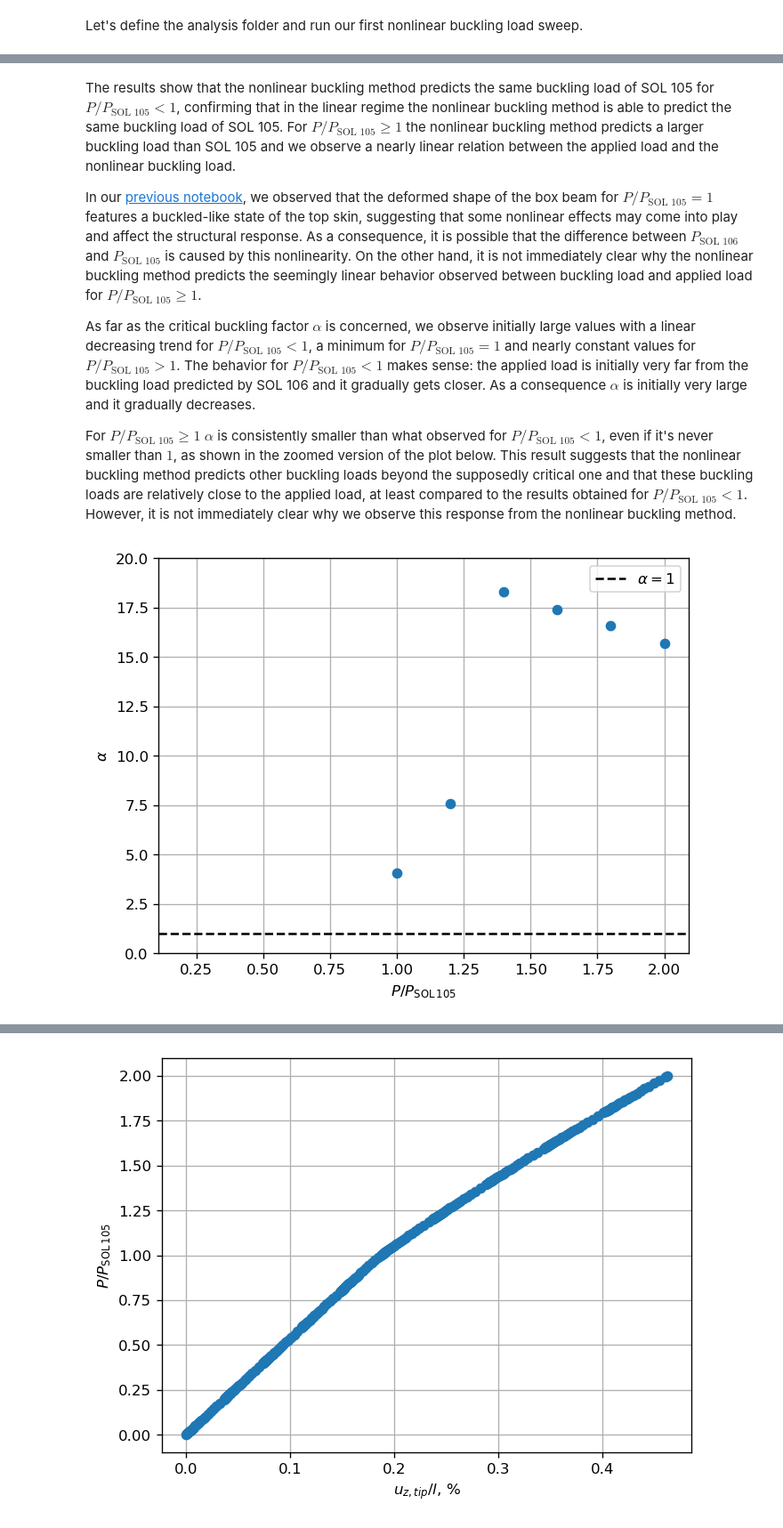
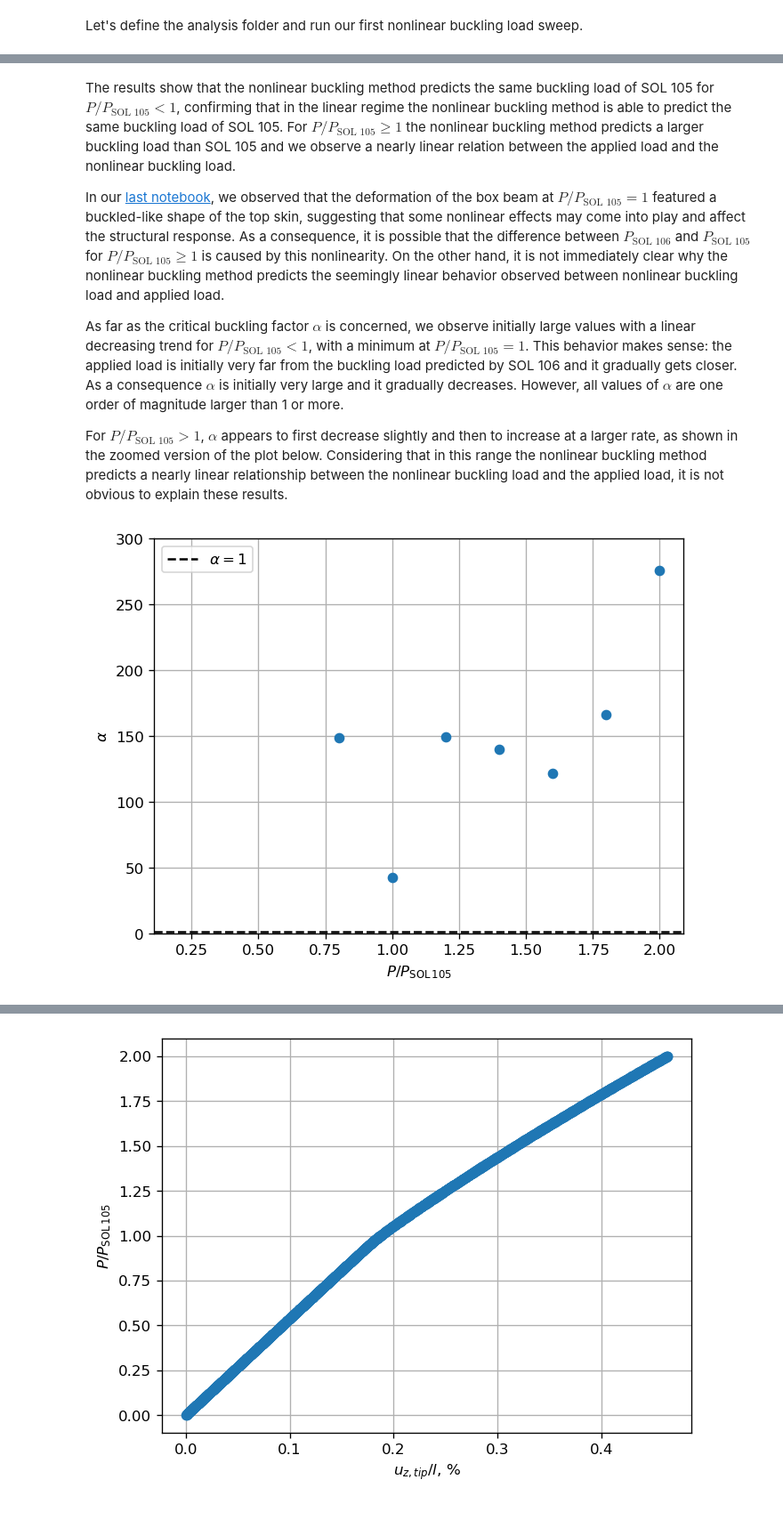
Before and after one commit to fmamitrotta/nonlinear-structural-stability-notebooks, a Jupyter notebook: notebooks/06_Verification_of_SOL_106_Nonlinear_Buckling_Method.ipynb, the cells around one changed output, grey strips where cells are left out. Shown at 89% size. Drawn from its saved outputs; the diff is of its cells as text; code cells hidden in the pictures.

```diff
--- a/notebooks/06_Verification_of_SOL_106_Nonlinear_Buckling_Method.ipynb
+++ b/notebooks/06_Verification_of_SOL_106_Nonlinear_Buckling_Method.ipynb
@@ -116,20 +117,21 @@ In order to execute this sweep, we define the function `run_nonlinear_buckling_m
 from resources import pynastran_utils
 from pyNastran.op2.op2 import read_op2
 
-# Function to set up the nonlinear analysis with the nonlinear buckling methods for increasing applied loads
+# Function to set up and run the nonlinear analysis with the nonlinear buckling methods for a sequence of applied loads
 def run_nonlinear_buckling_method_sweep(bdf_input, load_magnitudes, directory_path, input_filename, run_flag=True):
     # Set up nonlinear analysis with arc-length method
-    pynastran_utils.set_up_arc_length_method(bdf_object=bdf_input, ninc=100, max_iter=25, conv='PUV', eps_p=1e-3, eps_u=1e-3, max_bisect=10, minalr=.01, maxalr=1.1, desiter=5, maxinc=1000)
+    pynastran_utils.set_up_arc_length_method(bdf_object=bdf_input, ninc=100, max_iter=25, conv='PUV', eps_p=1e-3, eps_u=1e-3, max_bisect=10,
+                                             minalr=.01, maxalr=1.0001, desiter=5, maxinc=1000)
     # Define parameters for buckling analysis
-    bdf_input.add_param('BUCKLE', [2])
-    eigrl_sid = force_set_id+1
-    bdf_input.add_eigrl(sid=eigrl_sid, v1=0., nd=1)  # calculate only the first positive eigenvalue
+    bdf_input.add_param('BUCKLE', [2])  # PARAM card to request nonlinear buckling analysis
+    eigrl_sid = force_set_id + 1
+    bdf_input.add_eigrl(sid=eigrl_sid, v1=0., nd=1)  # calculate only the first positive eigenvalue with the Lanczos method
     bdf_input.case_control_deck.subcases[0].add_integer_type('METHOD', eigrl_sid)
-    # Create the LOAD cards corresponding to the input load magnitudes and the associated subcases
+    # Create the LOAD cards and corresponding subcases for each input load magnitude
     for i, scale_factor in enumerate(load_magnitudes):
-        load_set_id = 21+i
-        bdf_input.add_load(sid=load_set_id, scale=1., scale_factors=[scale_factor], load_ids=[force_set_id])
-        pynastran_utils.create_static_load_subcase(bdf_object=bdf_input, subcase_id=i+1, load_set_id=load_set_id)
+        load_set_id = 21 + i
+        bdf_input.add_load(sid=load_set_id, scale=1., scale_factors=[scale_factor], load_ids=[force_set_id])  # create LOAD card
+        pynastran_utils.create_static_load_subcase(bdf_object=bdf_input, subcase_id=i+1, load_set_id=load_set_id)  # create subcase
     # Run analysis
     pynastran_utils.run_analysis(directory_path=directory_path, bdf_object=bdf_input, filename=input_filename, run_flag=run_flag)
     # Read op2 file
@@ -142,6 +144,6 @@ Then we recall the buckling load predicted by SOL 105 and we define 11 load magn
 # %%
-linear_buckling_load = 1657   # [N]
+linear_buckling_load = 1654.  # [N]
 applied_load_magnitudes = np.linspace(0, 2*linear_buckling_load, 11)[1:]
 np.set_printoptions(precision=0, suppress=True)
-print(f'Applied loads [N]: {applied_load_magnitudes}')
+print(f"Applied loads [N]: {applied_load_magnitudes}")
 # %% [output]
@@ -155,7 +157,7 @@ analysis_directory_path = os.path.join(os.getcwd(), 'analyses', analysis_directo
 
 # Run analysis
 input_name = 'nonlinear_buckling_verification'
-op2_output = run_nonlinear_buckling_method_sweep(box_beam_bdf_input.__deepcopy__({}), applied_load_magnitudes, analysis_directory_path,
-                                                 input_name, run_flag=False)
+sol_106_op2 = run_nonlinear_buckling_method_sweep(box_beam_bdf_input.__deepcopy__({}), applied_load_magnitudes, analysis_directory_path,
+                                                  input_name, run_flag=False)
 # %% [output]
 Nastran job nonlinear_buckling_verification.bdf completed
@@ -184,19 +186,21 @@ def plot_buckling_loads(applied_loads, sol_105_buckling_load, sol_106_buckling_l
     axs[1].plot(applied_loads/sol_105_buckling_load, alphas, 'o')  # critical buckling factors vs applied loads
     axs[1].axhline(y=1, color='k', ls='--', label='$\\alpha=1$')  # alpha=1 reference line
     # Set plot appearance
-    axs[0].set_ylabel('$P_\mathrm{SOL\/106}/P_\mathrm{SOL\/105}$')
+    axs[0].set_ylabel("$P_\mathrm{SOL\,106}/P_\mathrm{SOL\,105}$")
     axs[0].grid(visible=True)
-    axs[1].set_ylabel('$\\alpha$')
+    axs[1].set_ylabel("$\\alpha$")
     axs[1].grid(visible=True)
     axs[1].legend()
-    axs[1].set_xlabel('$P/P_\mathrm{SOL\/105}$')
+    axs[1].set_xlabel("$P/P_\mathrm{SOL\,105}$")
     plt.show()
 
 # Set default dpi of figures
 plt.rcParams['figure.dpi'] = 120
 
 # Find nonlinear buckling loads and critical buckling factors
-nonlinear_buckling_loads, critical_buckling_factors = pynastran_utils.read_nonlinear_buckling_load_from_f06(f06_filepath=os.path.join(analysis_directory_path, input_name + '.f06'), op2_object=op2_output)
+nonlinear_buckling_load_vectors, critical_buckling_factors = pynastran_utils.read_nonlinear_buckling_load_from_f06(
+    f06_filepath=os.path.join(analysis_directory_path, input_name + '.f06'), op2_object=sol_106_op2)  # read buckling loads and critical buckling factors from f06 file
+nonlinear_buckling_loads = np.linalg.norm(np.sum(nonlinear_buckling_load_vectors[:, :, 0:3], axis=1), axis=1)  # calculate the norm of the nonlinear buckling load vector for each subcase
 
 # Plot results
 plot_buckling_loads(applied_load_magnitudes, linear_buckling_load, nonlinear_buckling_loads, critical_buckling_factors)
@@ -205,22 +209,22 @@ plot_buckling_loads(applied_load_magnitudes, linear_buckling_load, nonlinear_buc
 # %% [markdown]
 The results show that the nonlinear buckling method predicts the same buckling load of SOL 105 for $P/P_\text{SOL 105}<1$, confirming that in the linear regime the nonlinear buckling method is able to predict the same buckling load of SOL 105. For $P/P_\text{SOL 105}\geq1$ the nonlinear buckling method predicts a larger buckling load than SOL 105 and we observe a nearly linear relation between the applied load and the nonlinear buckling load.
 
-In our [previous notebook](05_Sensitivity_Study_of_SOL_106_Nonlinear_Analysis_Parameters.ipynb#sensitivity), we observed that the deformed shape of the box beam for $P/P_\text{SOL 105}=1$ features a buckled-like state of the top skin, suggesting that some nonlinear effects may come into play and affect the structural response. As a consequence, it is possible that the difference between $P_\text{SOL 106}$ and $P_\text{SOL 105}$ is caused by this nonlinearity. On the other hand, it is not immediately clear why the nonlinear buckling method predicts the seemingly linear behavior observed between buckling load and applied load for $P/P_\text{SOL 105}\geq 1$.
+In our [last notebook](05_Sensitivity_Study_of_SOL_106_Nonlinear_Analysis_Parameters.ipynb#sensitivity), we observed that the deformation of the box beam at $P/P_\text{SOL 105}=1$ featured a buckled-like shape of the top skin, suggesting that some nonlinear effects may come into play and affect the structural response. As a consequence, it is possible that the difference between $P_\text{SOL 106}$ and $P_\text{SOL 105}$ for $P/P_\text{SOL 105}\geq1$ is caused by this nonlinearity. On the other hand, it is not immediately clear why the nonlinear buckling method predicts the seemingly linear behavior observed between nonlinear buckling load and applied load.
 
-As far as the critical buckling factor $\alpha$ is concerned, we observe initially large values with a linear decreasing trend for $P/P_\text{SOL 105}<1$, a minimum for $P/P_\text{SOL 105}=1$ and nearly constant values for $P/P_\text{SOL 105}>1$. The behavior for $P/P_\text{SOL 105}<1$ makes sense: the applied load is initially very far from the buckling load predicted by SOL 106 and it gradually gets closer. As a consequence $\alpha$ is initially very large and it gradually decreases.
+As far as the critical buckling factor $\alpha$ is concerned, we observe initially large values with a linear decreasing trend for $P/P_\text{SOL 105}<1$, with a minimum at $P/P_\text{SOL 105}=1$. This behavior makes sense: the applied load is initially very far from the buckling load predicted by SOL 106 and it gradually gets closer. As a consequence $\alpha$ is initially very large and it gradually decreases. However, all values of $\alpha$ are one order of magnitude larger than 1 or more.
 
-For $P/P_\text{SOL 105}\geq 1$ $\alpha$ is consistently smaller than what observed for $P/P_\text{SOL 105}<1$, even if it's never smaller than $1$, as shown in the zoomed version of the plot below. This result suggests that the nonlinear buckling method predicts other buckling loads beyond the supposedly critical one and that these buckling loads are relatively close to the applied load, at least compared to the results obtained for $P/P_\text{SOL 105}<1$. However, it is not immediately clear why we observe this response from the nonlinear buckling method.
+For $P/P_\text{SOL 105}>1$, $\alpha$ appears to first decrease slightly and then to increase at a larger rate, as shown in the zoomed version of the plot below. Considering that in this range the nonlinear buckling method predicts a nearly linear relationship between the nonlinear buckling load and the applied load, it is not obvious to explain these results.
 # %%
 ax = plt.subplot()
 ax.plot(applied_load_magnitudes/linear_buckling_load, critical_buckling_factors, 'o')  # critical buckling factors vs applied loads
 ax.axhline(y=1, color='k', ls='--', label='$\\alpha=1$')  # alpha=1 reference line
-ax.set_xlabel('$P/P_\mathrm{SOL\/105}$')
-ax.set_ylabel('$\\alpha$')
+ax.set_xlabel("$P/P_\mathrm{SOL\,105}$")
+ax.set_ylabel("$\\alpha$")
 ax.grid(visible=True)
-ax.set_ylim([0, 20])
+ax.set_ylim([0, 300])  # set y-axis limits to zoom in on the plot
 ax.legend()
 plt.show()
 # %% [output]
-[figure, old version]
+[figure, new version]
 # %% [markdown]
 
```
Also changed, not shown: parts of 27 cells of this notebook, 11 other files.
